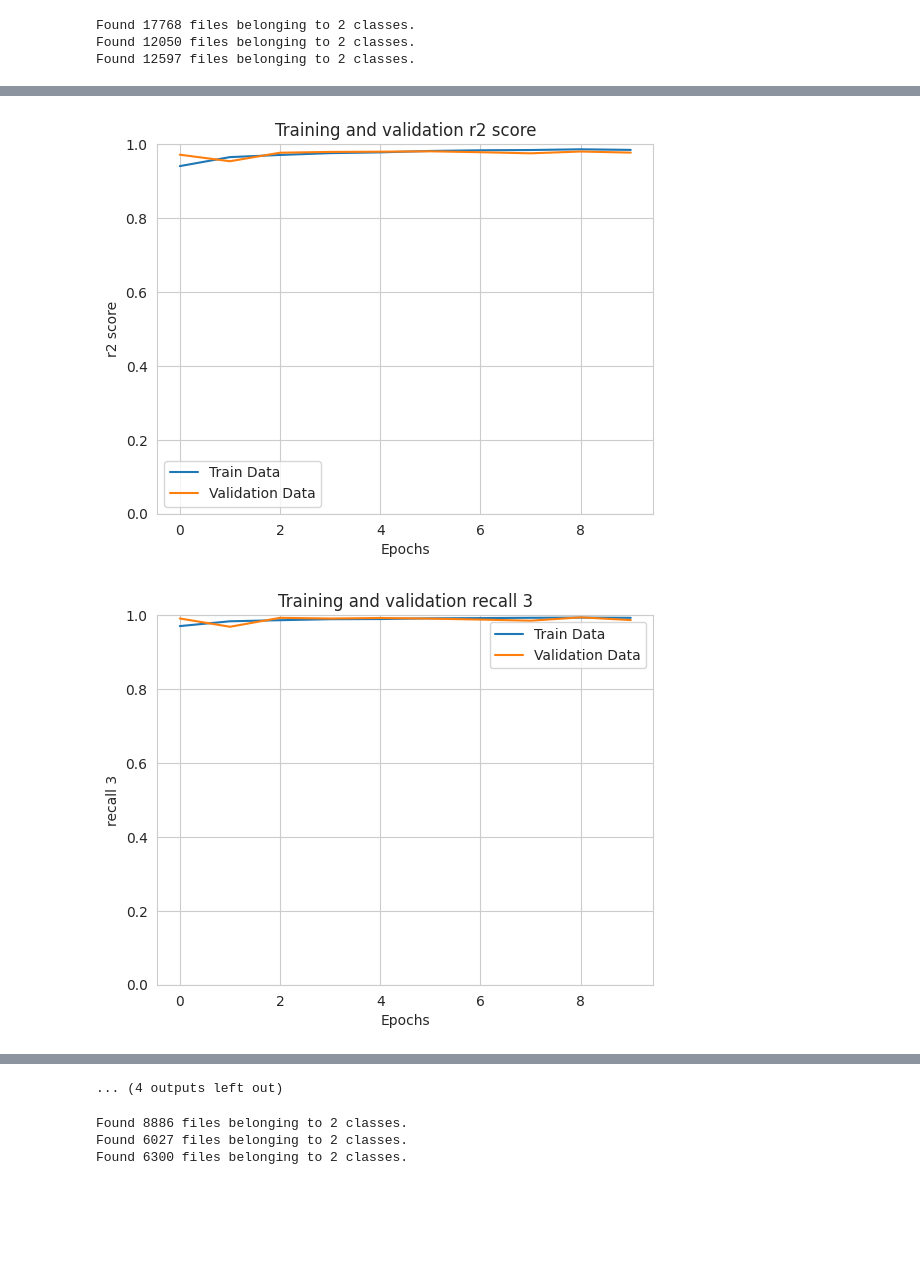
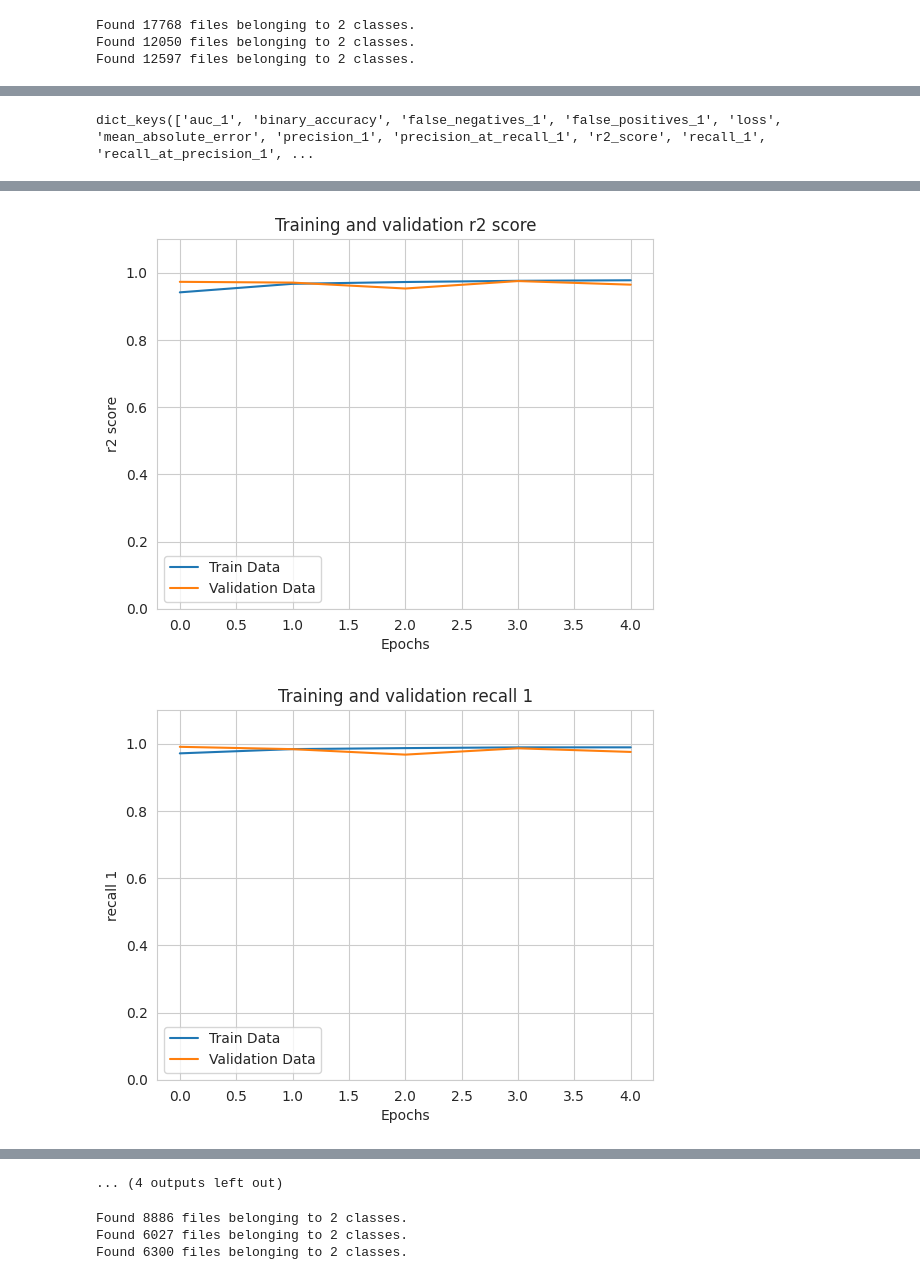
Before and after one commit to dounia-sad/oct_ai, a Jupyter notebook: octai_08092024_mendeley_db3.ipynb, the cells around one changed output, grey strips where cells are left out. Cells and saved outputs as stored; diff of their text form; code cells hidden in the pictures; blank space fills up the shorter version.

```diff
--- a/octai_08092024_mendeley_db3.ipynb
+++ b/octai_08092024_mendeley_db3.ipynb
@@ -838,7 +850,7 @@ csv_logger_callback_binary_normal_dme = CSVLogger(
 # %%
 # we definie our EarlyStopping function to trigger during the training of our binary models
 early_stopping_binary = EarlyStopping(
-    monitor="val_loss", verbose=1, patience=5, restore_best_weights=True
+    monitor="val_loss", verbose=1, patience=3, restore_best_weights=True
 )
 # %%
 """we define a list of metrics we would like to keep track off during the training and be analysed further to asses our
@@ -1001,9 +1017,10 @@ val_ds_binary_normal_cnv = val_ds_binary_normal_cnv.prefetch(buffer_size=AUTOTUN
 val_ds_binary_normal_drusen = val_ds_binary_normal_drusen.prefetch(buffer_size=AUTOTUNE)
 val_ds_binary_normal_dme = val_ds_binary_normal_dme.prefetch(buffer_size=AUTOTUNE)
 # %%
+# we train our binary model normal and cnv
 history_vgg_binary_normal_cnv = model_octai_binary_normal_cnv.fit(
     train_ds_binary_normal_cnv,
-    epochs=10,
+    epochs=5, #fix put 10
     validation_data=val_ds_binary_normal_cnv,
     callbacks=[early_stopping_binary, csv_logger_callback],
     class_weight=_class_weight_model_binary_normal_cnv,
@@ -1040,24 +1051,12 @@ with open(file=f"{octai_model_version}_binary_normal_cnv.json", mode="w") as jso
 model_octai_binary_normal_cnv.save_weights(
     f"{octai_model_version}_binary_normal_cnv.weights.h5"
 )
+# %%
+history_vgg_binary_normal_cnv.history.keys()
+# %% [output]
+dict_keys(['auc_1', 'binary_accuracy', 'false_negatives_1', 'false_positives_1', 'loss', 'mean_absolute_error', 'precision_1', 'precision_at_recall_1', 'r2_score', 'recall_1', 'recall_at_precision_1', ...
 # %%
 # we define the metrics we chose to display for our binary models
-display_metrics = [
-    "accuracy",
-    "auc",
-    "categorical_accuracy",
-    "loss",
-    "mean_absolute_error",
-    "precision",
-    "precision_at_recall",
-    "r2_score",
-    "recall",
-    "recall_at_precision",
-    "root_mean_squared_error",
-    "sensitivity_at_specificity",
-    "specificity_at_sensitivity",
-]
-
 display_metrics = [
     m for m in history_vgg_binary_normal_cnv.history.keys() if "val_" not in m
 ]
@@ -1096,7 +1095,7 @@ for (
             label="Validation Data",
         )
         ax = plt.gca()  # we could display zoomed and non zoomed graphs
-        ax.set_ylim(bottom=[0, 1])
+        ax.set_ylim(bottom=[0, 1.1])
         plt.xlabel(xlabel="Epochs")
         metric = train_metric_name.replace("_", " ")
         plt.ylabel(ylabel=metric)
@@ -1116,2 +1115,2 @@ for (
-[figure, old version]
+[figure, new version]
-[figure, old version]
+[figure, new version]
```
Also changed, not shown: parts of 33 cells of this notebook.
